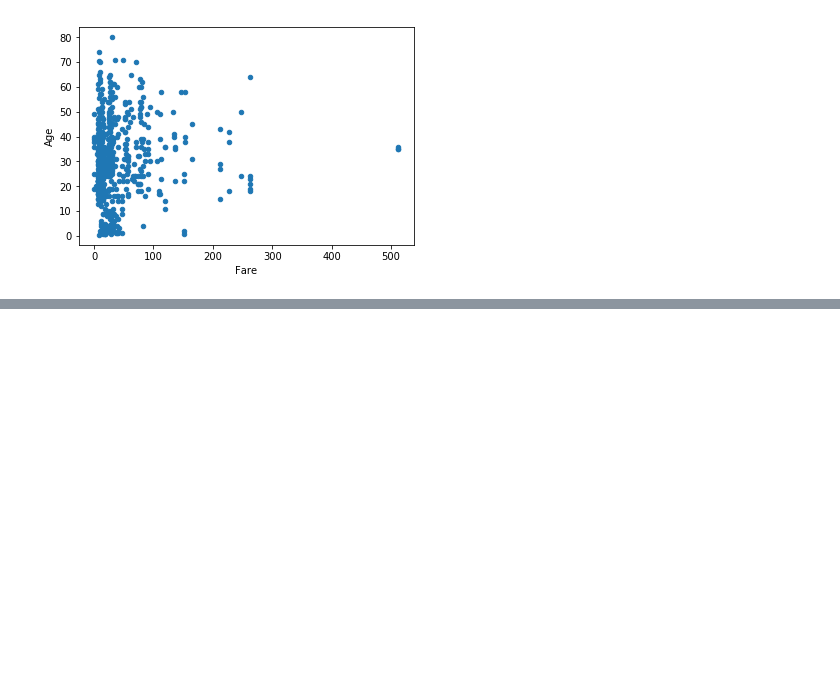
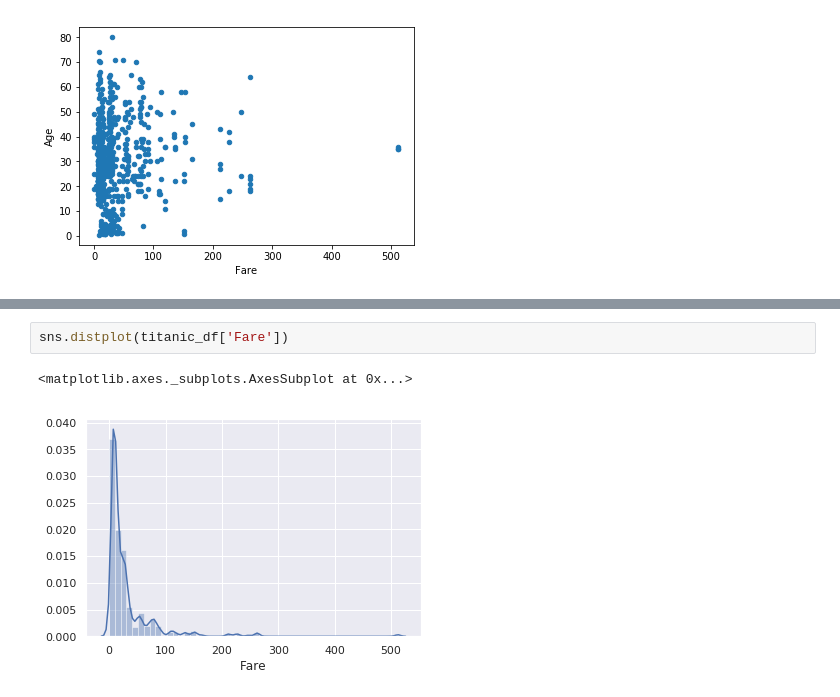
Before and after one commit to wfjvdham/python-course, a Jupyter notebook: explore/README.ipynb, the cells around one changed output, grey strips where cells are left out. Cells and saved outputs as stored; diff of their text form; blank space fills up the shorter version.

```diff
--- a/explore/README.ipynb
+++ b/explore/README.ipynb
@@ -63,0 +120,5 @@ titanic_df.plot(kind='scatter', x='Fare', y='Age')
+# %%
+sns.distplot(titanic_df['Fare'])
+# %% [output]
+<matplotlib.axes._subplots.AxesSubplot at 0x...>
+[figure, added]
```
Also changed, not shown: parts of 24 cells of this notebook.
